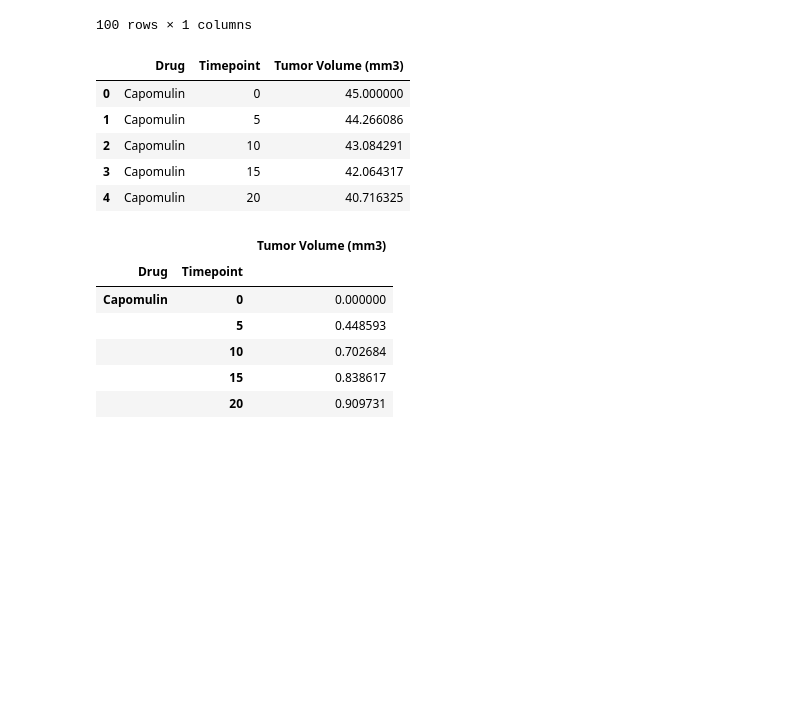
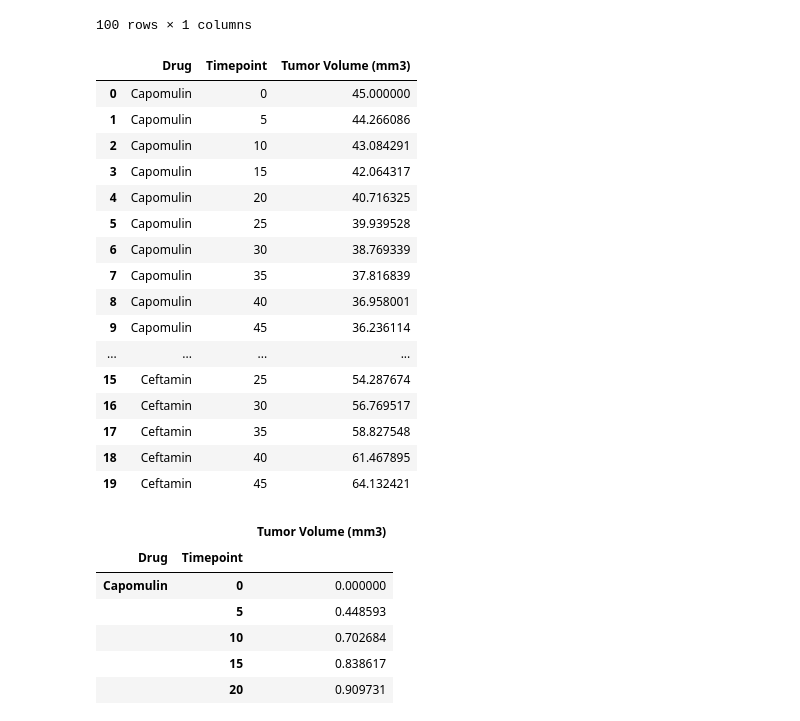
Before and after one commit to Romina-R/matplotlib-challenge, a Jupyter notebook: Instructions/Pymaceuticals/pymaceuticals_starter-RR.ipynb, the cells around one changed output. Cells and saved outputs as stored; diff of their text form; code cells hidden in the pictures; blank space fills up the shorter version.

```diff
--- a/Instructions/Pymaceuticals/pymaceuticals_starter-RR.ipynb
+++ b/Instructions/Pymaceuticals/pymaceuticals_starter-RR.ipynb
@@ -78,16 +78,27 @@ gr_df_mean
 # %%
 # Convert to DataFrame
 mean_gr_df = gr_df_mean.reset_index()
 
 # Preview DataFrame
-mean_gr_df.head()
+mean_gr_df.head(20)
 # %% [output]
 |  | Drug | Timepoint | Tumor Volume (mm3) |
 | 0 | Capomulin | 0 | 45.000000 |
 | 1 | Capomulin | 5 | 44.266086 |
 | 2 | Capomulin | 10 | 43.084291 |
 | 3 | Capomulin | 15 | 42.064317 |
 | 4 | Capomulin | 20 | 40.716325 |
+| 5 | Capomulin | 25 | 39.939528 |
+| 6 | Capomulin | 30 | 38.769339 |
+| 7 | Capomulin | 35 | 37.816839 |
+| 8 | Capomulin | 40 | 36.958001 |
+| 9 | Capomulin | 45 | 36.236114 |
+| ... | ... | ... | ... |
+| 15 | Ceftamin | 25 | 54.287674 |
+| 16 | Ceftamin | 30 | 56.769517 |
+| 17 | Ceftamin | 35 | 58.827548 |
+| 18 | Ceftamin | 40 | 61.467895 |
+| 19 | Ceftamin | 45 | 64.132421 |
 # %%
 # Store the Standard Error of Tumor Volumes Grouped by Drug and Timepoint
 gr_df = tm_vol_df.groupby(["Drug","Timepoint"])
```
Also changed, not shown: parts of 20 cells of this notebook.
